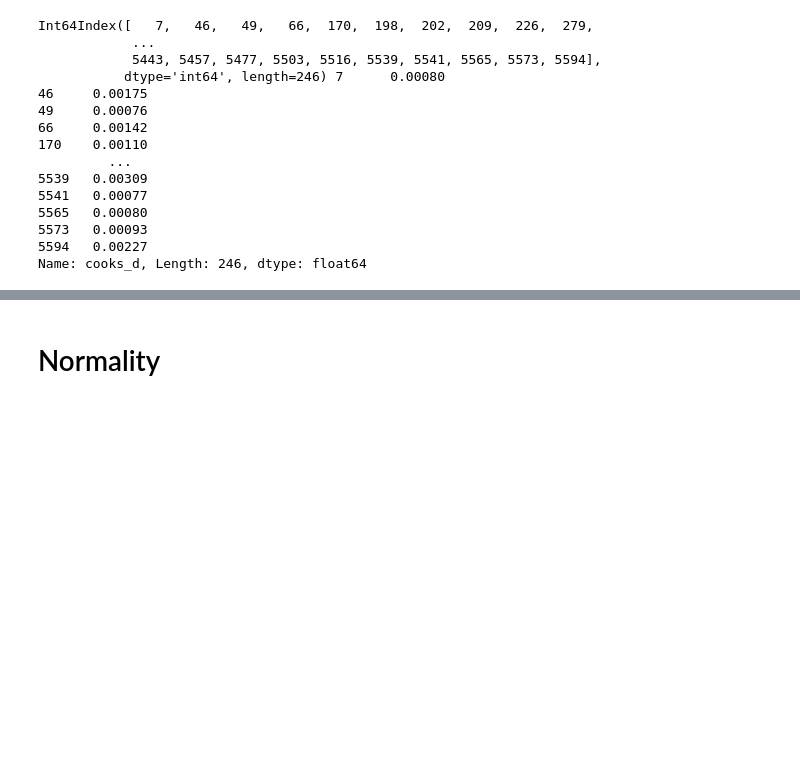
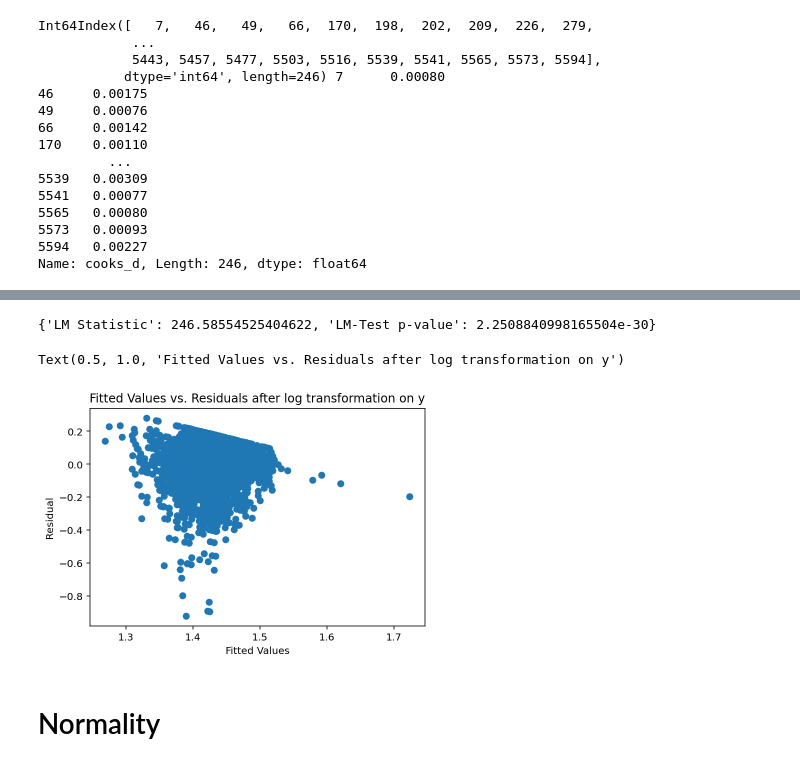
Before and after one commit to flomch/linear-regression-final-project, a Jupyter notebook: analysis.ipynb, the cells around one changed output, grey strips where cells are left out. Drawn from its saved outputs; the diff is of its cells as text; code cells hidden in the pictures; blank space fills up the shorter version.

```diff
--- a/analysis.ipynb
+++ b/analysis.ipynb
@@ -168,3 +320,27 @@ Name: cooks_d, Length: 246, dtype: float64
+# %%
+#Breusch-Pagan for Heteroskedasticity
+from statsmodels.stats.diagnostic import het_breuschpagan
+bp_test = het_breuschpagan(model2.resid, model2.model.exog)
+labels = ['LM Statistic', 'LM-Test p-value']
+print(dict(zip(labels, bp_test)))
+# %% [output]
+{'LM Statistic': 246.58554525404622, 'LM-Test p-value': 2.2508840998165504e-30}
+# %%
+# Try a log transformation on y --> Didn't improve nuch
+
+df2['log_rating']=np.log(df2['rating'])
+
+model3 = smf.ols(f'log_rating~{xstr}', data=df2).fit()
+
+p3 = model3.fittedvalues
+res3 = model3.resid
+plt.scatter(p3,res3)
+plt.xlabel("Fitted Values")
+plt.ylabel("Residual")
+plt.title("Fitted Values vs. Residuals after log transformation on y")
+# %% [output]
+Text(0.5, 1.0, 'Fitted Values vs. Residuals after log transformation on y')
+[figure, added]
 # %% [markdown]
 # Normality
 # %% [markdown]
```
Also changed, not shown: parts of 18 cells of this notebook.
